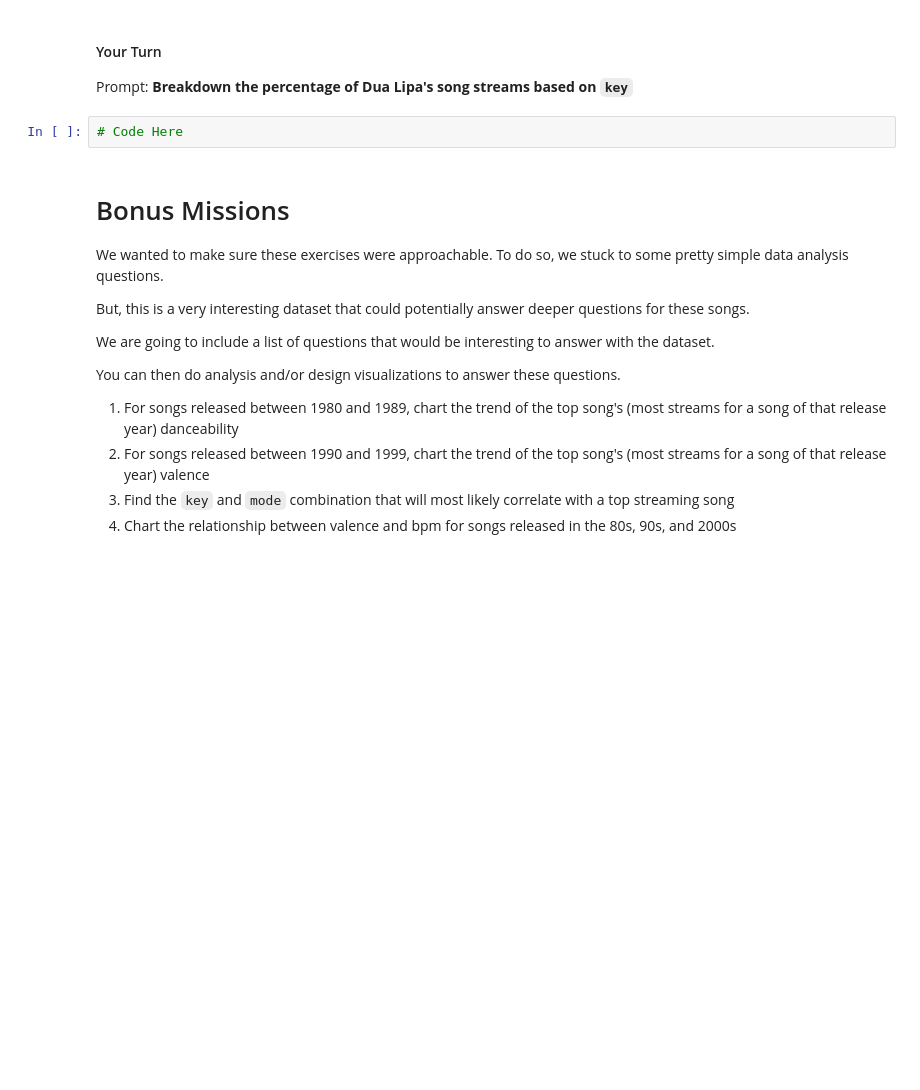
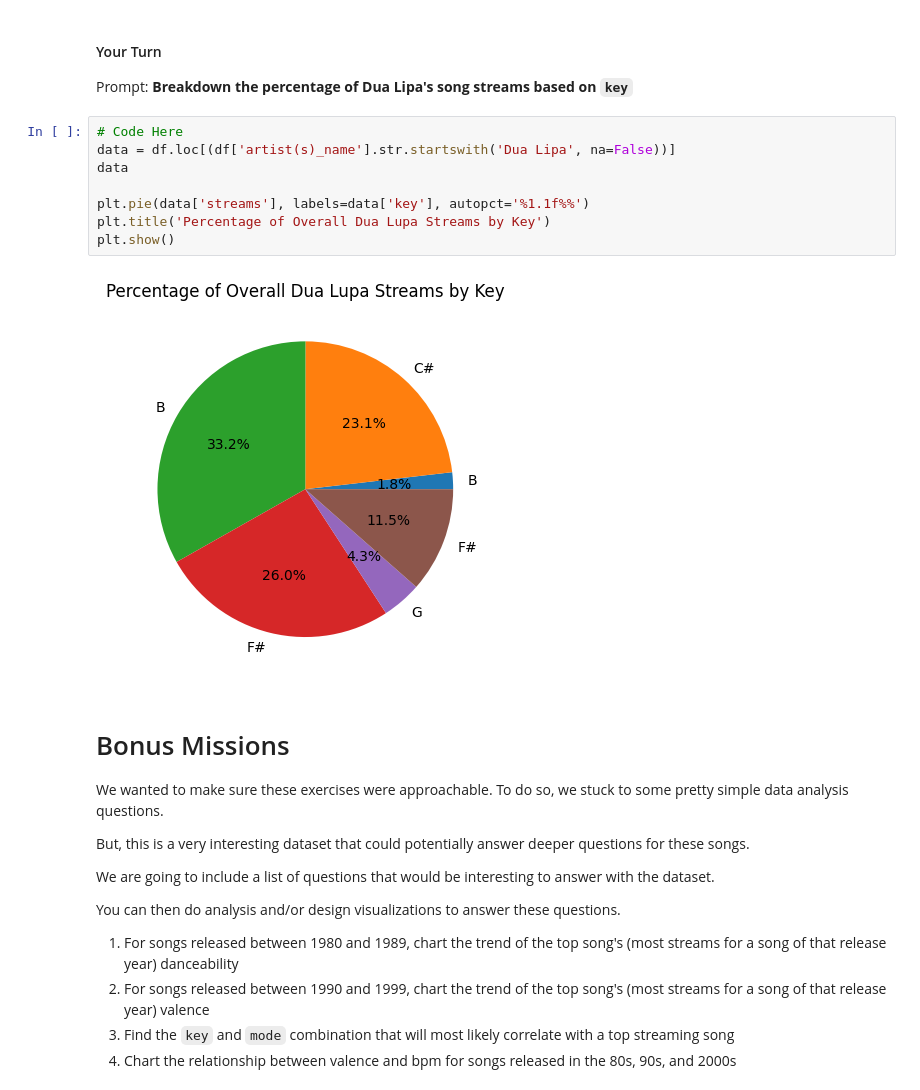
Before and after one commit to c-e-williams/data-analysis-projects-class-19-and-20, a Jupyter notebook: class-19/exercises/data-viz-exercises.ipynb, the cells around one changed output. Drawn from its saved outputs; the diff is of its cells as text; blank space fills up the shorter version.

Commit message:
data viz, more

```diff
--- a/class-19/exercises/data-viz-exercises.ipynb
+++ b/class-19/exercises/data-viz-exercises.ipynb
@@ -414,8 +448,16 @@ plt.show()
 
 Prompt:
 **Breakdown the percentage of Dua Lipa's song streams based on `key`**
-# %%
-# Code Here
+# %%
+# Code Here
+data = df.loc[(df['artist(s)_name'].str.startswith('Dua Lipa', na=False))]
+data
+
+plt.pie(data['streams'], labels=data['key'], autopct='%1.1f%%')
+plt.title('Percentage of Overall Dua Lupa Streams by Key')
+plt.show()
+# %% [output]
+[figure, added]
 # %% [markdown]
 # Bonus Missions
 
```
Also changed, not shown: parts of 3 cells of this notebook.
